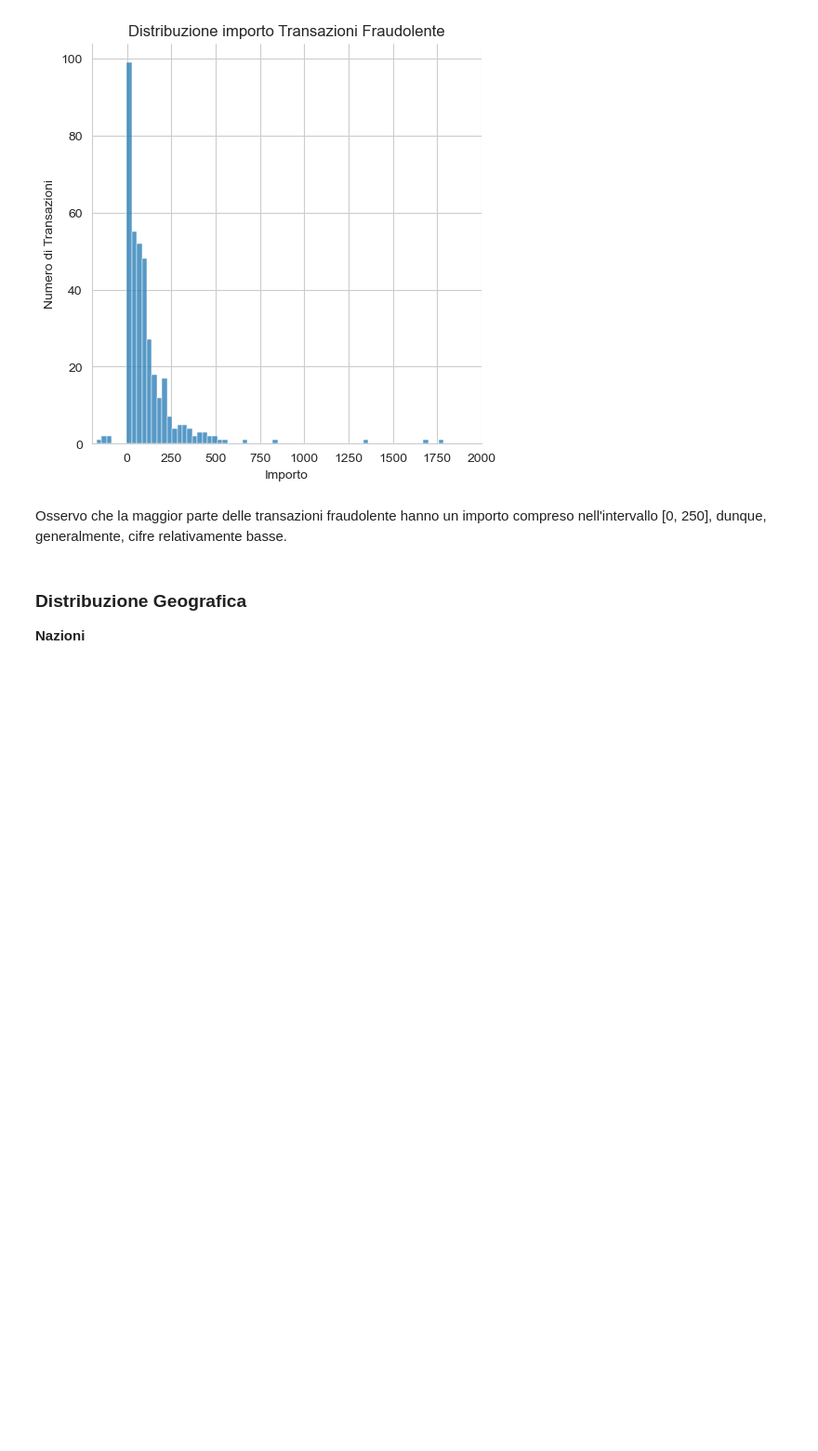
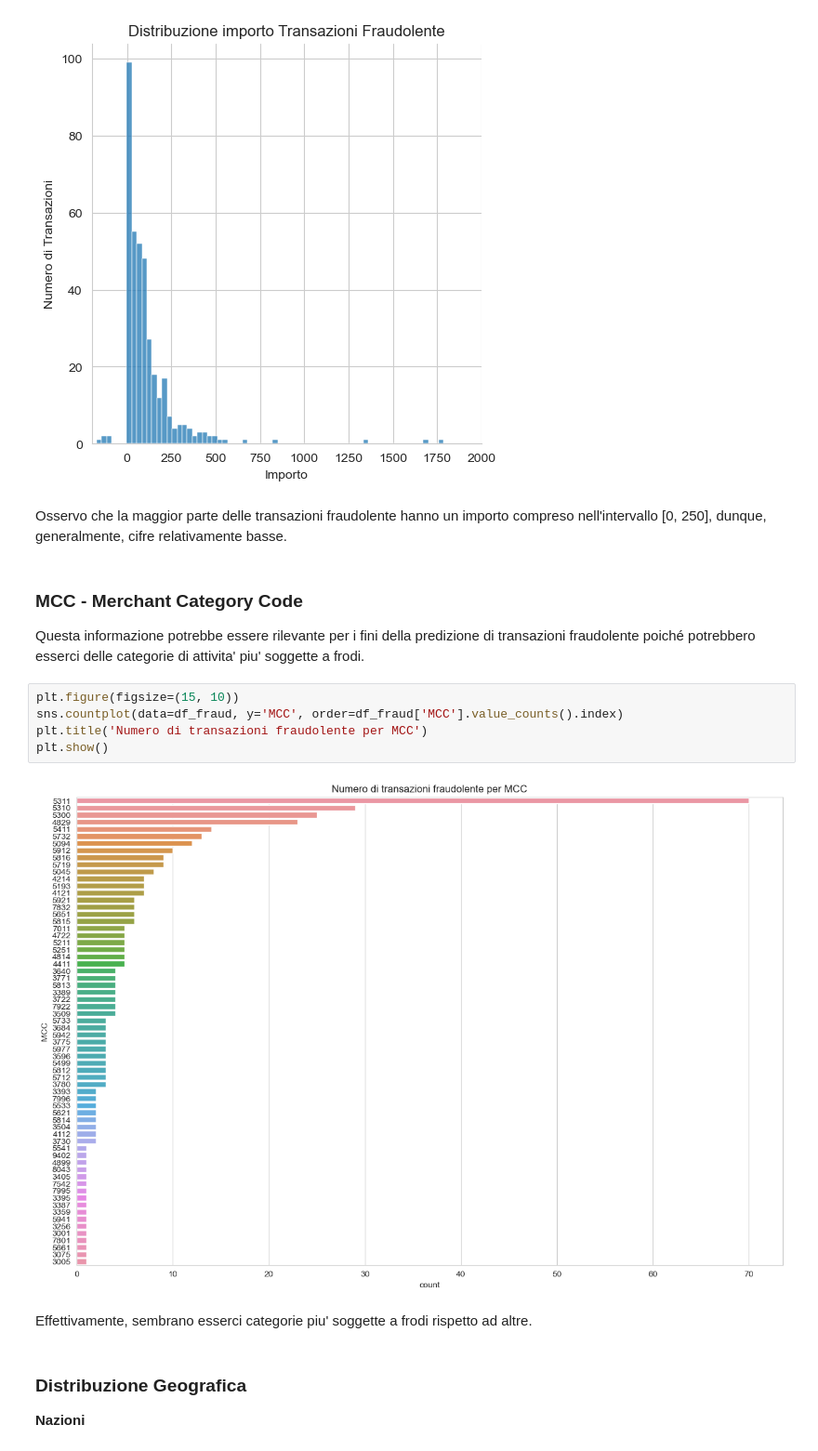
Before and after one commit to marcosantoriello/CCFDetector, a Jupyter notebook: CreditCardFraudDetector.ipynb, the cells around one changed output. Shown at 93% size. Saved outputs shown, nothing was run; the diff lists cells and outputs as text; blank space fills up the shorter version.

```diff
--- a/CreditCardFraudDetector.ipynb
+++ b/CreditCardFraudDetector.ipynb
@@ -162,6 +162,18 @@ plt.show()
 [figure]
 # %% [markdown]
 Osservo che la maggior parte delle transazioni fraudolente hanno un importo compreso nell'intervallo [0, 250], dunque, generalmente, cifre relativamente basse.
+# %% [markdown]
+### MCC - Merchant Category Code
+Questa informazione potrebbe essere rilevante per i fini della predizione di transazioni fraudolente poiché potrebbero esserci delle categorie di attivita' piu' soggette a frodi.
+# %%
+plt.figure(figsize=(15, 10))
+sns.countplot(data=df_fraud, y='MCC', order=df_fraud['MCC'].value_counts().index)
+plt.title('Numero di transazioni fraudolente per MCC')
+plt.show()
+# %% [output]
+[figure, added]
+# %% [markdown]
+Effettivamente, sembrano esserci categorie piu' soggette a frodi rispetto ad altre.
 # %% [markdown]
 ### Distribuzione Geografica
 **Nazioni**
```
Also changed, not shown: parts of 5 cells of this notebook, 3 other files.
